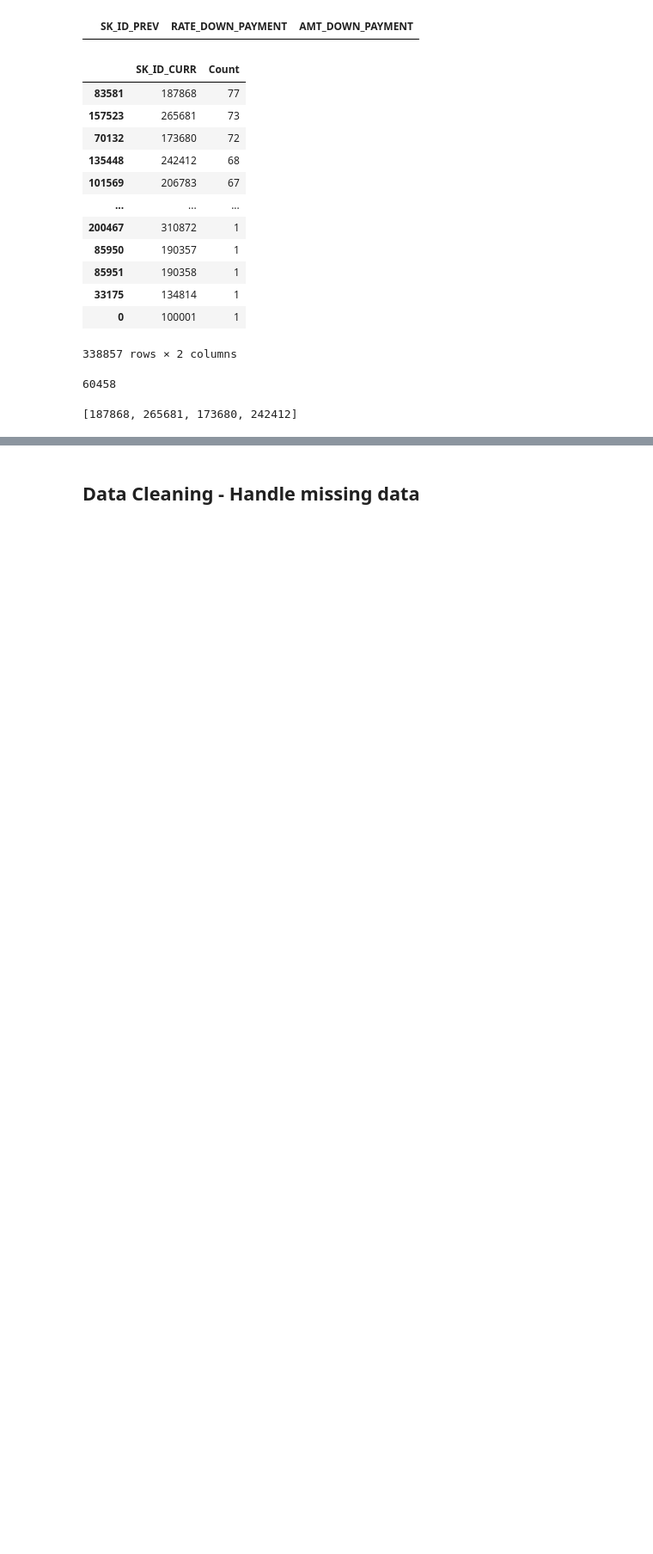
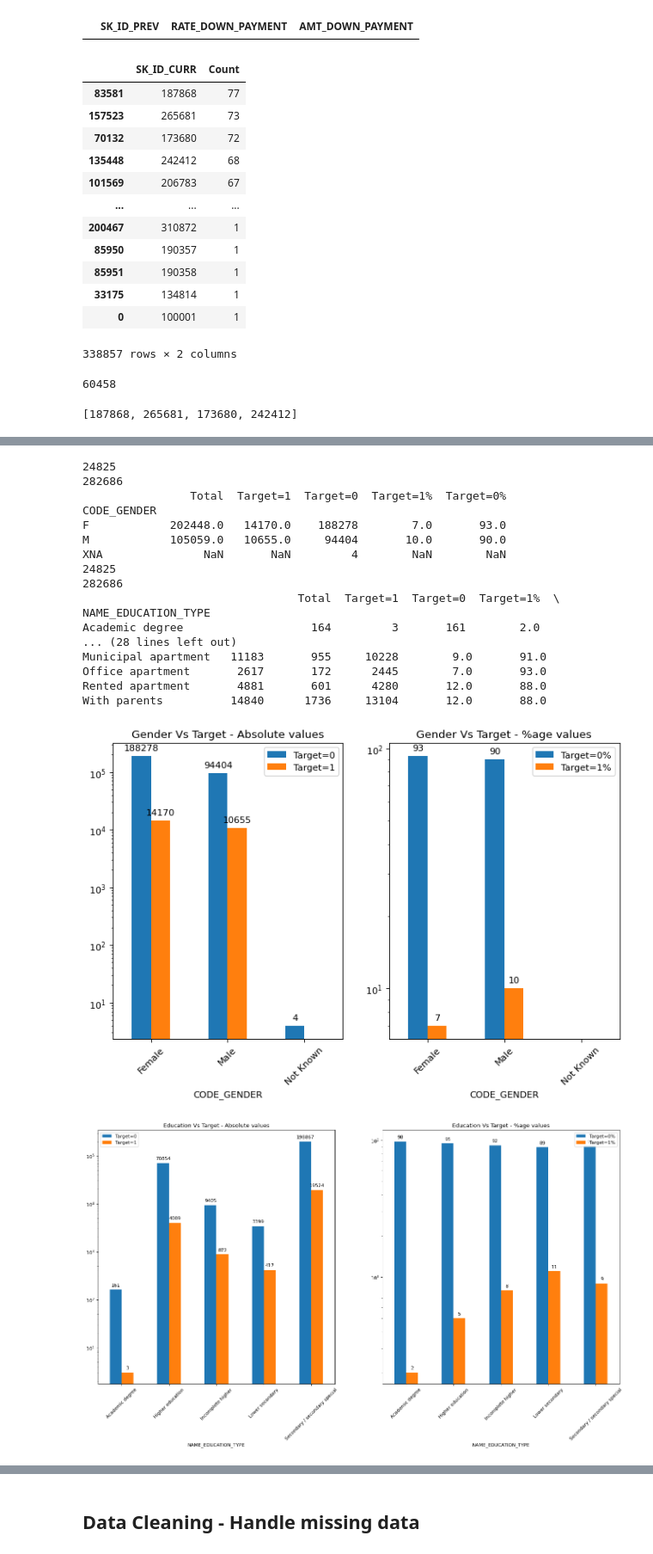
Before and after one commit to sreedevigattu/crediteda, a Jupyter notebook: CreditEDA.ipynb, the cells around one changed output, grey strips where cells are left out. Shown at 86% size. Drawn from its saved outputs; the diff is of its cells as text; code cells hidden in the pictures; blank space fills up the shorter version.

```diff
--- a/CreditEDA.ipynb
+++ b/CreditEDA.ipynb
@@ -877,0 +663,25 @@ plt.show()
+# %%
+compare(df_ca, 'CODE_GENDER', 'Gender', labels=['Female', 'Male', 'Not Known'])
+compare(df_ca, 'NAME_EDUCATION_TYPE', 'Education Type',labels=['Academic degree', 'Higher education', 'Incomplete higher', 'Lower secondary', 'Secondary / secondary special'], figsize=(20, 10))
+compare(df_ca, 'NAME_FAMILY_STATUS', 'Family Status',labels=['Civil marriage', 'Married', 'Separated', 'Single / not married', 'Unknown', 'Widow'], figsize=(20, 10))
+compare(df_ca, 'NAME_HOUSING_TYPE', 'Housing Type',labels=['Co-op apartment', 'House / apartment', 'Municipal apartment', 'Office apartment', 'Rented apartment', 'With parents'], figsize=(20, 10))
+# %% [output]
+24825
+282686
+                Total  Target=1  Target=0  Target=1%  Target=0%
+CODE_GENDER
+F            202448.0   14170.0    188278        7.0       93.0
+M            105059.0   10655.0     94404       10.0       90.0
+XNA               NaN       NaN         4        NaN        NaN
+24825
+282686
+                                Total  Target=1  Target=0  Target=1%  \
+NAME_EDUCATION_TYPE
+Academic degree                   164         3       161        2.0
+... (28 lines left out)
+Municipal apartment   11183       955     10228        9.0       91.0
+Office apartment       2617       172      2445        7.0       93.0
+Rented apartment       4881       601      4280       12.0       88.0
+With parents          14840      1736     13104       12.0       88.0
+[figure, added]
+[figure, added]
```
Also changed, not shown: parts of 130 cells of this notebook.
